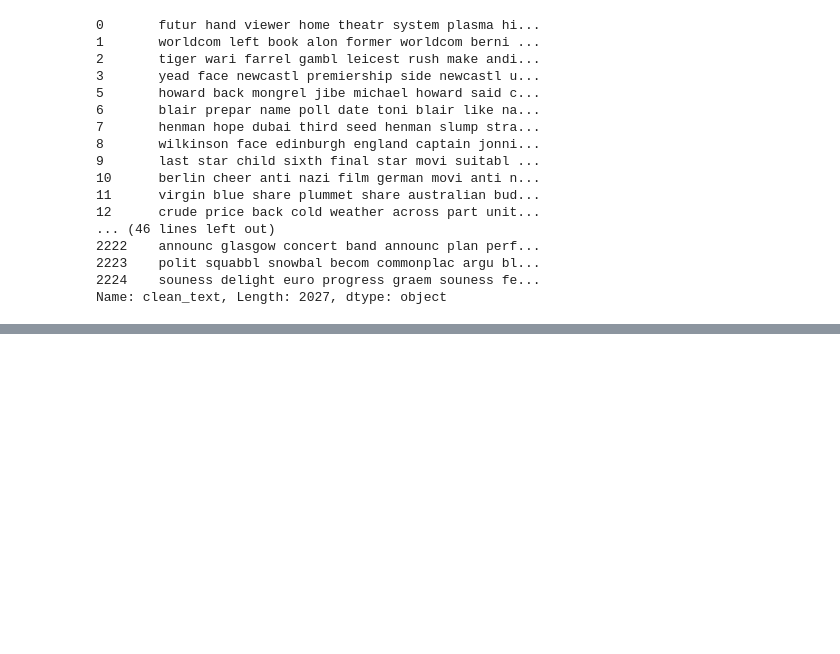
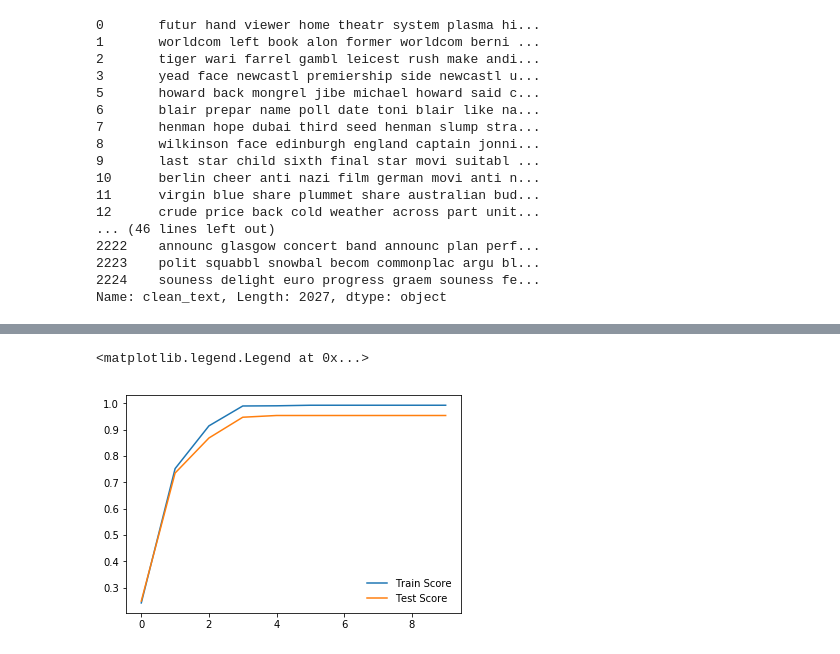
Before and after one commit to sarthak169/text_classifier, a Jupyter notebook: text classifier.ipynb, the cells around one changed output, grey strips where cells are left out. Saved outputs shown, nothing was run; the diff lists cells and outputs as text; code cells hidden in the pictures; blank space fills up the shorter version.

```diff
--- a/text classifier.ipynb
+++ b/text classifier.ipynb
@@ -174,4 +217,5 @@ futur hand viewer home theatr system plasma high definit digit video record move
 from sklearn.feature_extraction.text import TfidfVectorizer,CountVectorizer
 
 Train_Vector = TfidfVectorizer() # Tf-Idf
-tfs = Train_Vector.fit_transform(data['clean_text'])
+x_train = Train_Vector.fit_transform(x_train)
+x_test=Train_Vector.transform(x_test)
@@ -214,5 +221,0 @@ print(y_test.shape)
-# %%
-from sklearn.linear_model import LogisticRegression
-
-Regressor1 = LogisticRegression()
-Regressor1.fit(x_train,y_train)
@@ -231,0 +224,30 @@ Accuracy score: 0.9523809523809523
+# %%
+from sklearn.linear_model import LogisticRegression
+from sklearn.metrics import confusion_matrix , classification_report , accuracy_score
+from sklearn.metrics import log_loss
+
+epochs = 10
+train_acc = []
+test_acc = []
+train_loss = []
+test_loss = []
+
+for e in range(epochs):
+    Regressor1 = LogisticRegression(max_iter=e)
+    Regressor1.fit(x_train,y_train)
+    y_pred_train1 = Regressor1.predict(x_train)
+    y_pred_test1 = Regressor1.predict(x_test)
+    train_score_1=accuracy_score(y_train,y_pred_train1)
+    test_score_1=accuracy_score(y_test,y_pred_test1)
+    pred_train = Regressor1.predict_proba(x_train)
+    pred_test = Regressor1.predict_proba(x_test)
+    i_train = log_loss(y_train,pred_train)
+    i_test=log_loss(y_test,pred_test)
+    print('Epoch',e)
+    print('Accuracy Train score:',train_score_1)
+    print('Accuracy Test score:',test_score_1)
+
+    test_acc.append(test_score_1)
+    train_acc.append(train_score_1)
+    train_loss.append(i_train)
+    test_loss.append(i_test)
@@ -231,0 +272,8 @@ Accuracy score: 0.9523809523809523
+# %%
+plt.clf()
+plt.plot(train_acc,label='Train Score')
+plt.plot(test_acc,label='Test Score')
+plt.legend(frameon=False)
+# %% [output]
+<matplotlib.legend.Legend at 0x...>
+[figure, added]
```
Also changed, not shown: parts of 57 cells of this notebook, 2 other files.
